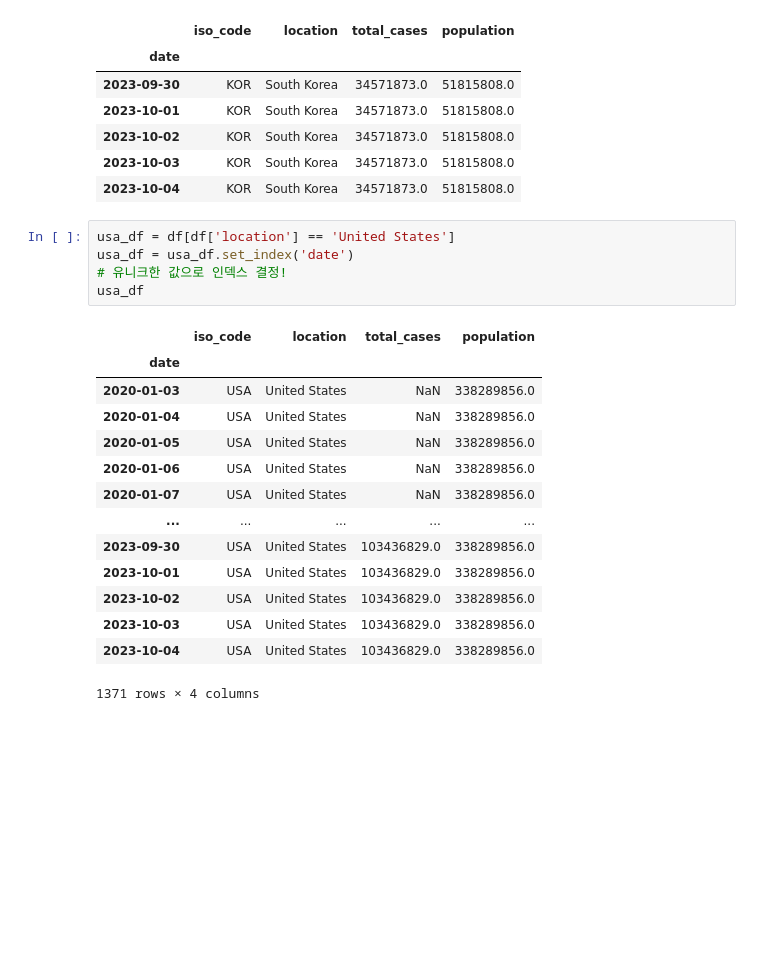
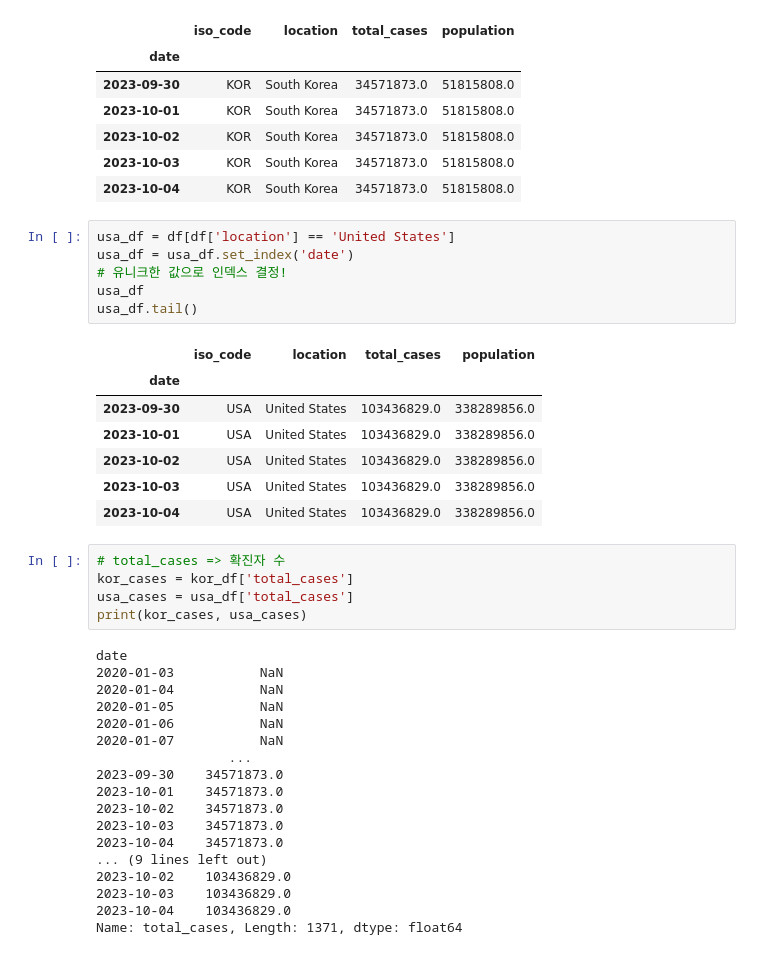
Before and after one commit to layla-focalors/AColab_Github_data_processing, a Jupyter notebook: Covid_Anayze.ipynb, the cells around one changed output. Saved outputs shown, nothing was run; the diff lists cells and outputs as text; blank space fills up the shorter version.

```diff
--- a/Covid_Anayze.ipynb
+++ b/Covid_Anayze.ipynb
@@ -130,20 +130,37 @@ memory usage: 53.6+ KB
 # %%
 usa_df = df[df['location'] == 'United States']
 usa_df = usa_df.set_index('date')
 # 유니크한 값으로 인덱스 결정!
 usa_df
+usa_df.tail()
 # %% [output]
 |  | iso_code | location | total_cases | population |
 | date |  |  |  |  |
-| 2020-01-03 | USA | United States | NaN | 338289856.0 |
-| 2020-01-04 | USA | United States | NaN | 338289856.0 |
-| 2020-01-05 | USA | United States | NaN | 338289856.0 |
-| 2020-01-06 | USA | United States | NaN | 338289856.0 |
-| 2020-01-07 | USA | United States | NaN | 338289856.0 |
-| ... | ... | ... | ... | ... |
 | 2023-09-30 | USA | United States | 103436829.0 | 338289856.0 |
 | 2023-10-01 | USA | United States | 103436829.0 | 338289856.0 |
 | 2023-10-02 | USA | United States | 103436829.0 | 338289856.0 |
 | 2023-10-03 | USA | United States | 103436829.0 | 338289856.0 |
 | 2023-10-04 | USA | United States | 103436829.0 | 338289856.0 |
-1371 rows × 4 columns
+# %%
+# total_cases => 확진자 수
+kor_cases = kor_df['total_cases']
+usa_cases = usa_df['total_cases']
+print(kor_cases, usa_cases)
+# %% [output]
+date
+2020-01-03           NaN
+2020-01-04           NaN
+2020-01-05           NaN
+2020-01-06           NaN
+2020-01-07           NaN
+                 ...
+2023-09-30    34571873.0
+2023-10-01    34571873.0
+2023-10-02    34571873.0
+2023-10-03    34571873.0
+2023-10-04    34571873.0
+... (9 lines left out)
+2023-10-02    103436829.0
+2023-10-03    103436829.0
+2023-10-04    103436829.0
+Name: total_cases, Length: 1371, dtype: float64
```
Also changed, not shown: parts of 11 cells of this notebook.
